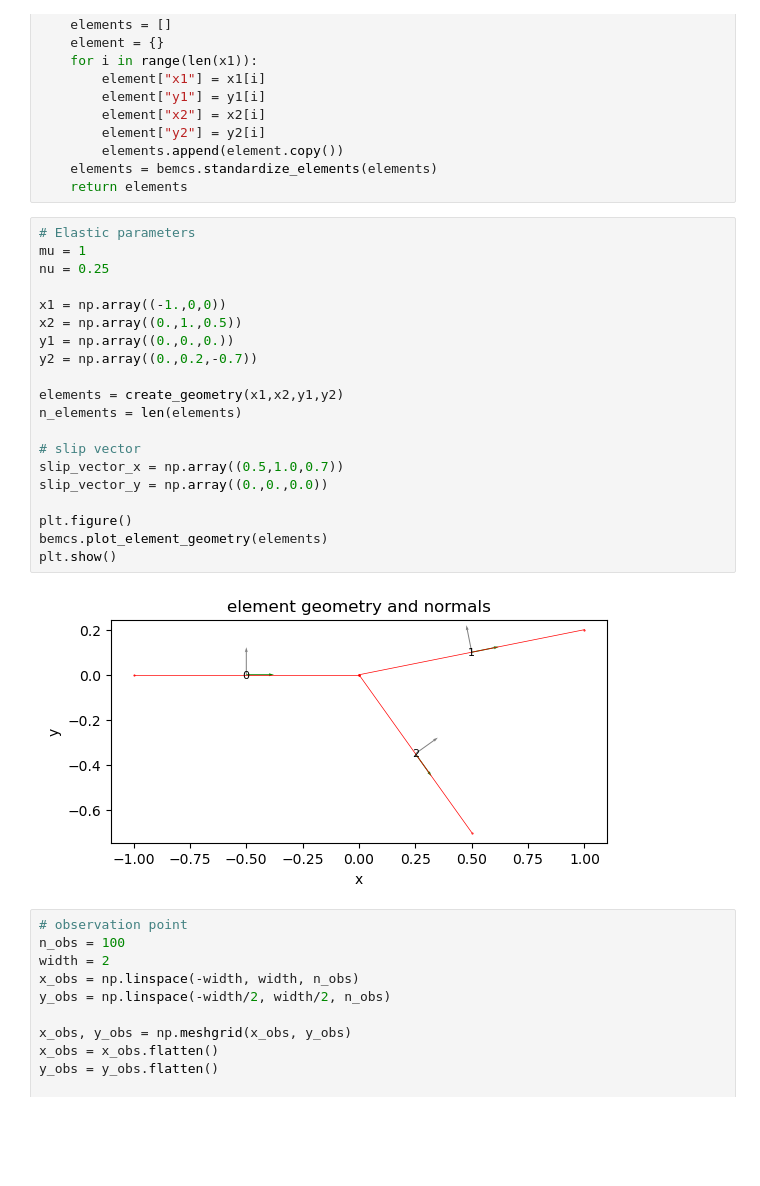
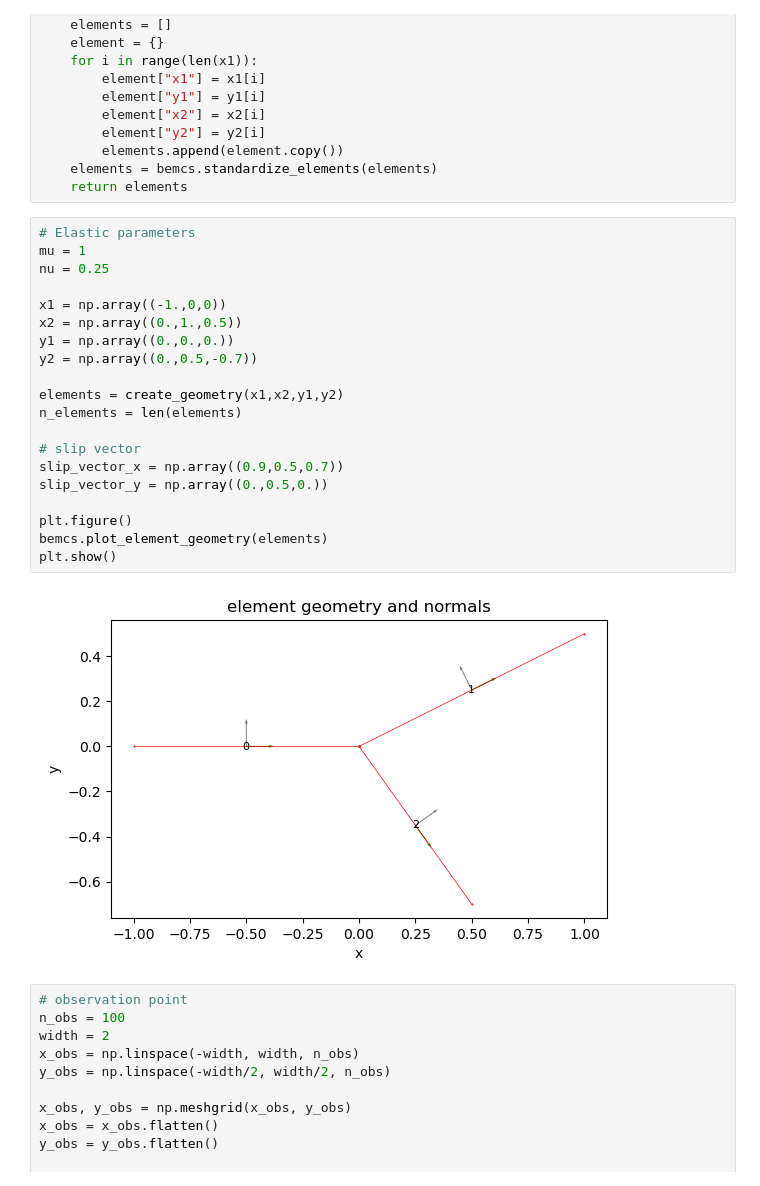
Before and after one commit to mallickrishg/bemcs, a Jupyter notebook: examples/examples_3_simpleintersectingfaults.ipynb, the cells around one changed output. Saved outputs shown, nothing was run; the diff lists cells and outputs as text; blank space fills up the shorter version.

```diff
--- a/examples/examples_3_simpleintersectingfaults.ipynb
+++ b/examples/examples_3_simpleintersectingfaults.ipynb
@@ -21,25 +21,25 @@ def create_geometry(x1,x2,y1,y2):
 # %%
 # Elastic parameters
 mu = 1
 nu = 0.25
 
 x1 = np.array((-1.,0,0))
 x2 = np.array((0.,1.,0.5))
 y1 = np.array((0.,0.,0.))
-y2 = np.array((0.,0.2,-0.7))
+y2 = np.array((0.,0.5,-0.7))
 
 elements = create_geometry(x1,x2,y1,y2)
 n_elements = len(elements)
 
 # slip vector
-slip_vector_x = np.array((0.5,1.0,0.7))
-slip_vector_y = np.array((0.,0.,0.0))
+slip_vector_x = np.array((0.9,0.5,0.7))
+slip_vector_y = np.array((0.,0.5,0.))
 
 plt.figure()
 bemcs.plot_element_geometry(elements)
 plt.show()
 # %% [output]
-[figure, old version]
+[figure, new version]
 # %%
 # observation point
 n_obs = 100
```
Also changed, not shown: parts of 4 cells of this notebook.
